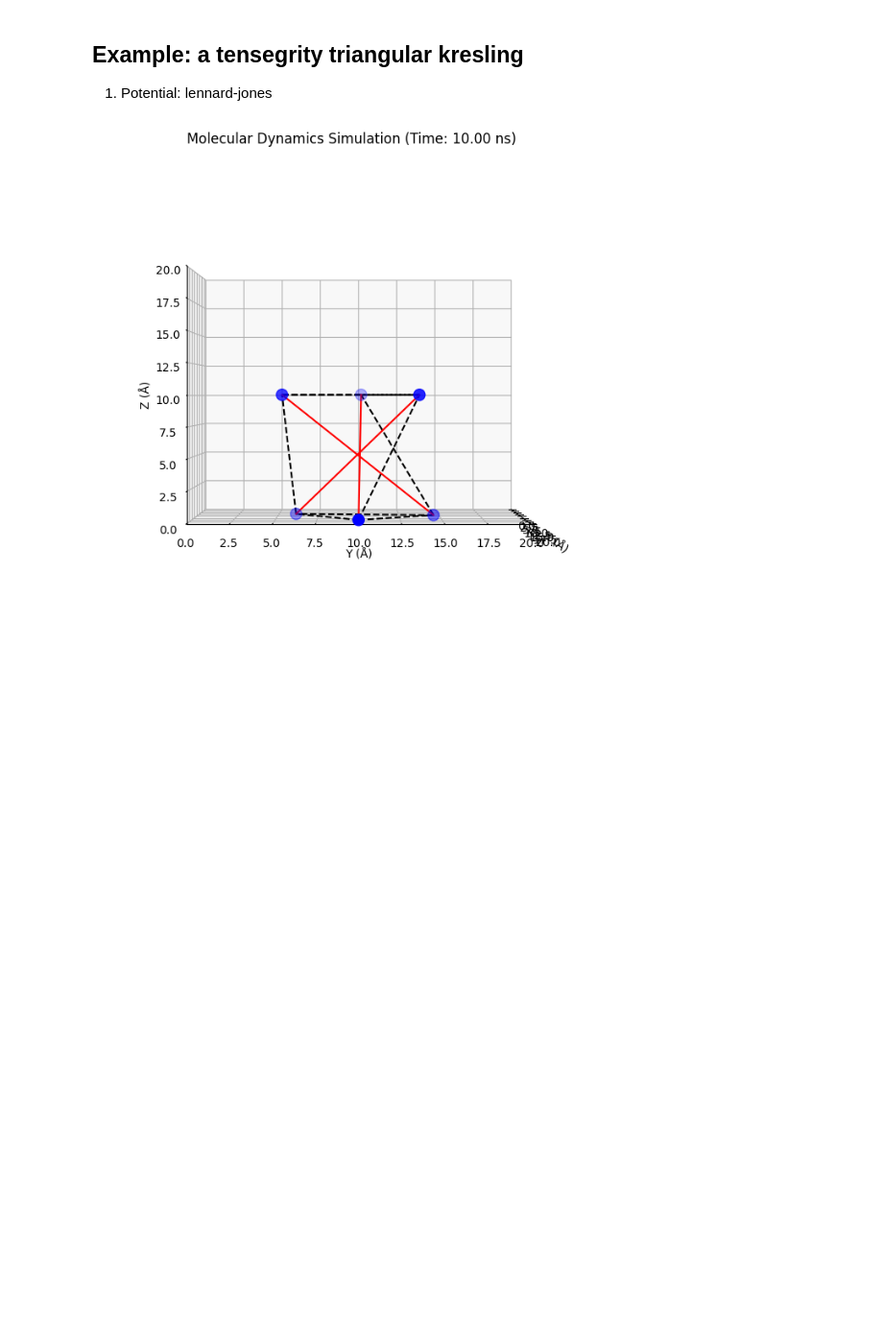
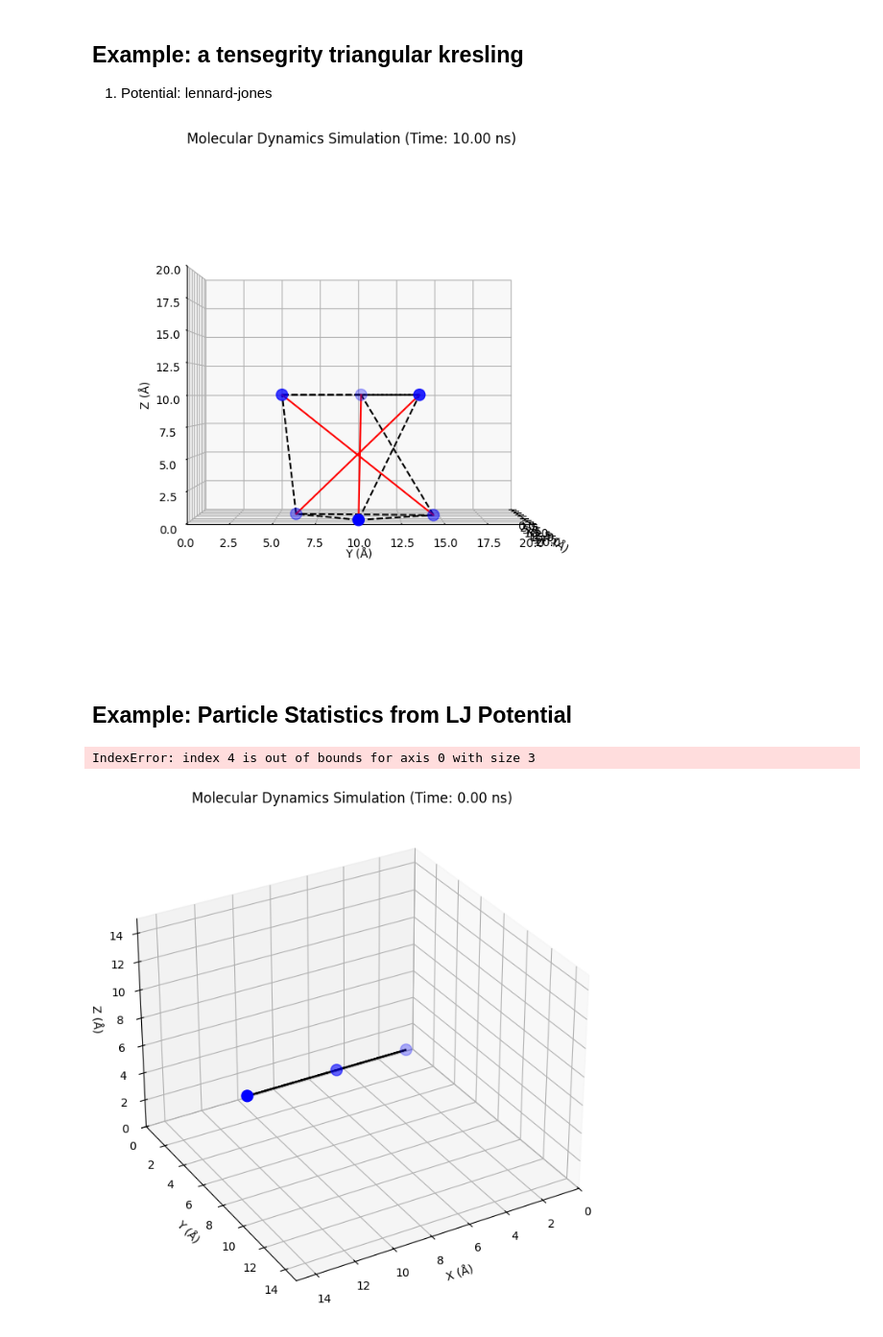
Before and after one commit to lcnts/Molecular-Dynamics, a Jupyter notebook: script.ipynb, the cells around one changed output. Shown: that part at 96% size. Saved outputs shown, nothing was run; the diff lists cells and outputs as text; code cells hidden in the pictures; blank space fills up the shorter version.

Commit message:
Add Example 3 for Particle Statistics

```diff
--- a/script.ipynb
+++ b/script.ipynb
@@ -663,0 +566,50 @@ class CompressOnlyPotential(Potential):
+# %% [markdown]
+## Example: Particle Statistics from LJ Potential
+# %%
+# Simulation parameters
+box_size: float = 15.0  # Units in Å
+total_time: float = 10.0  # Units in ns
+total_steps: int = 1000
+
+# Create atoms
+initial_positions: np.ndarray = np.array([
+    [1.0, 1.0, 1.0],
+    [5.0, 1.0, 1.0],
+    [10.0, 1.0, 1.0]
+])
+initial_velocities: np.ndarray = np.array([
+    [0.0, 0.0, 0.0],
+    [0.0, 0.0, 0.0],
+    [0.0, 0.0, 0.0]
+])
+mass: float = 1.0  # Units in AMU
+epsilon: float = 2.0  # Units in eV
+sigma: float = 4.0  # Units in Å
+
+# Create Atom instances
+atoms: List[Atom] = [
+    Atom(position=pos, velocity=vel, mass=mass, epsilon=epsilon, sigma=sigma)
+    for pos, vel in zip(initial_positions, initial_velocities)
+]
+
+# LJ potential interaction pairs
+pairwise_interactions = {(0, 1), (1, 0), (0, 2), (2, 0), (1, 2), (2, 1)}
+
+# Create the simulator instance
+lj_potential = LennardJonesPotential(pairwise_interactions=pairwise_interactions)
+simulator = MolecularDynamicsSimulator(
+    atoms=atoms,
+    box_size=box_size,
+    total_time=total_time,
+    total_steps=total_steps,
+    potential=lj_potential,
+    constraints=[]
+)
+# Run simulation
+simulator.integrate()
+
+# Animate the results
+simulator.animate(lj_pairs=pairwise_interactions, fixed_pairs=fixed_pairs)
+# %% [output]
+IndexError: index 4 is out of bounds for axis 0 with size 3
+[figure, added]
```
Also changed, not shown: parts of 2 cells of this notebook.
